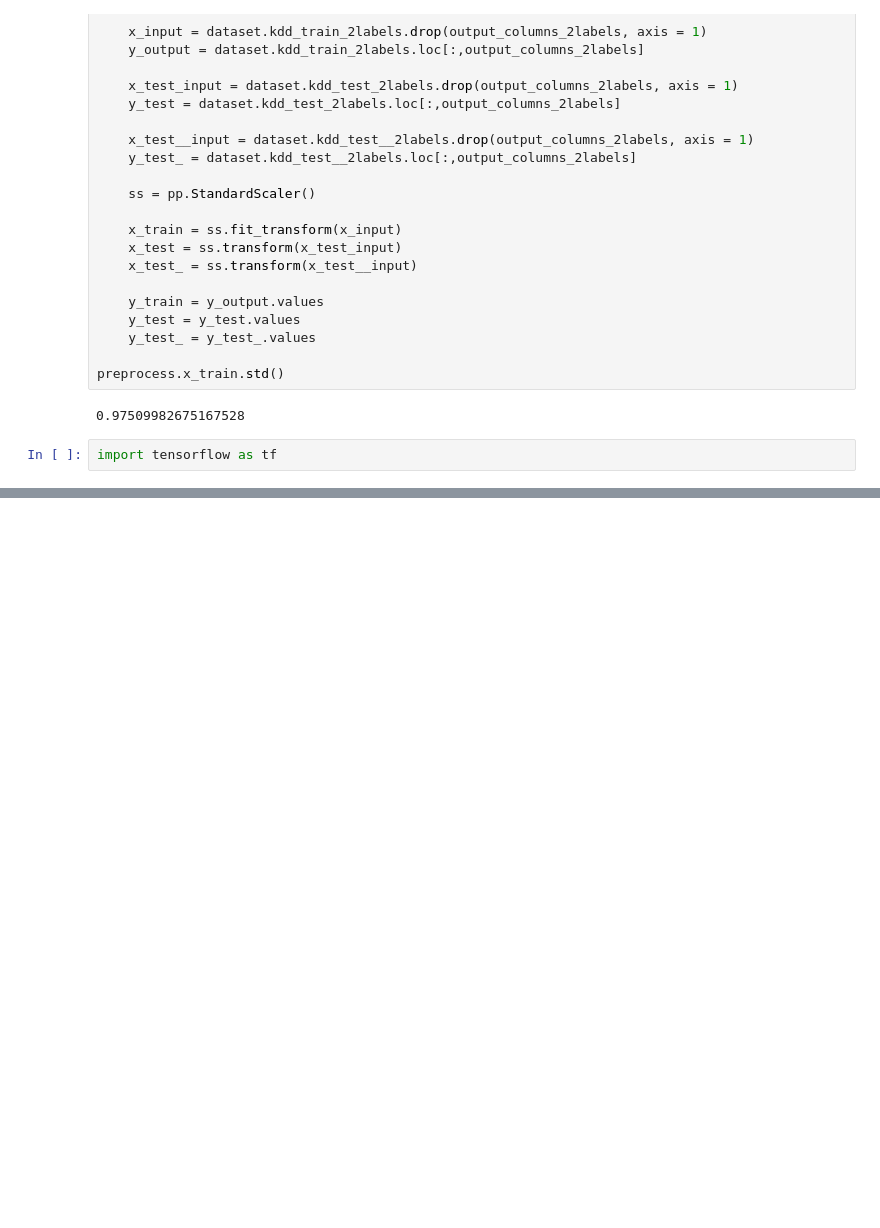
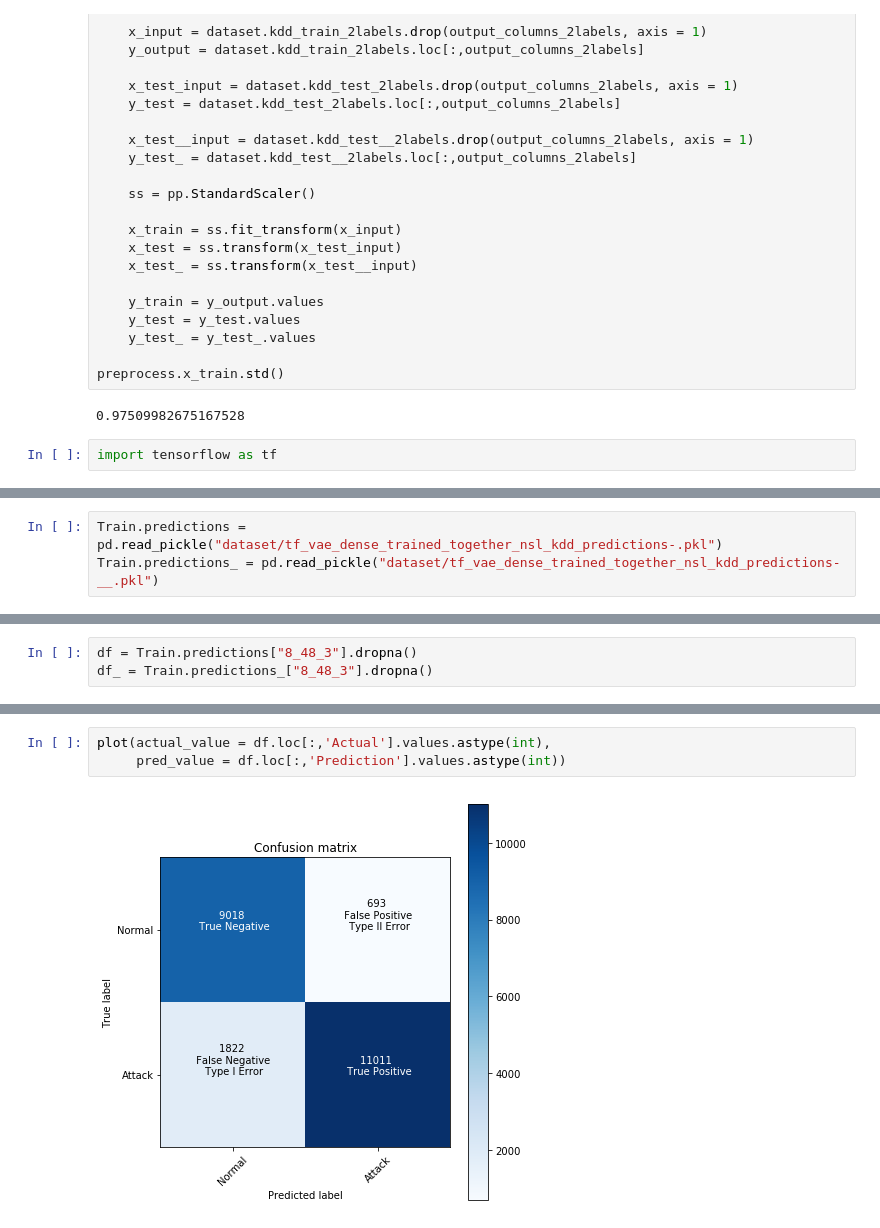
Before and after one commit to rkmalaiya/network_anomaly_detection_deep_learning, a Jupyter notebook: tf_vae_dense_trained_together_nsl_kdd-.ipynb, the cells around one changed output, grey strips where cells are left out. Saved outputs shown, nothing was run; the diff lists cells and outputs as text; blank space fills up the shorter version.

```diff
--- a/tf_vae_dense_trained_together_nsl_kdd-.ipynb
+++ b/tf_vae_dense_trained_together_nsl_kdd-.ipynb
@@ -515,0 +490,3 @@ pgb.std().sort_values(by="test_score", ascending = False)
+# %%
+Train.predictions = pd.read_pickle("dataset/tf_vae_dense_trained_together_nsl_kdd_predictions-.pkl")
+Train.predictions_ = pd.read_pickle("dataset/tf_vae_dense_trained_together_nsl_kdd_predictions-__.pkl")
@@ -515,0 +504,3 @@ pgb.std().sort_values(by="test_score", ascending = False)
+# %%
+df = Train.predictions["8_48_3"].dropna()
+df_ = Train.predictions_["8_48_3"].dropna()
@@ -515,0 +541,5 @@ pgb.std().sort_values(by="test_score", ascending = False)
+# %%
+plot(actual_value = df.loc[:,'Actual'].values.astype(int),
+     pred_value = df.loc[:,'Prediction'].values.astype(int))
+# %% [output]
+[figure, added]
```
Also changed, not shown: parts of 34 cells of this notebook, 32 other files.
